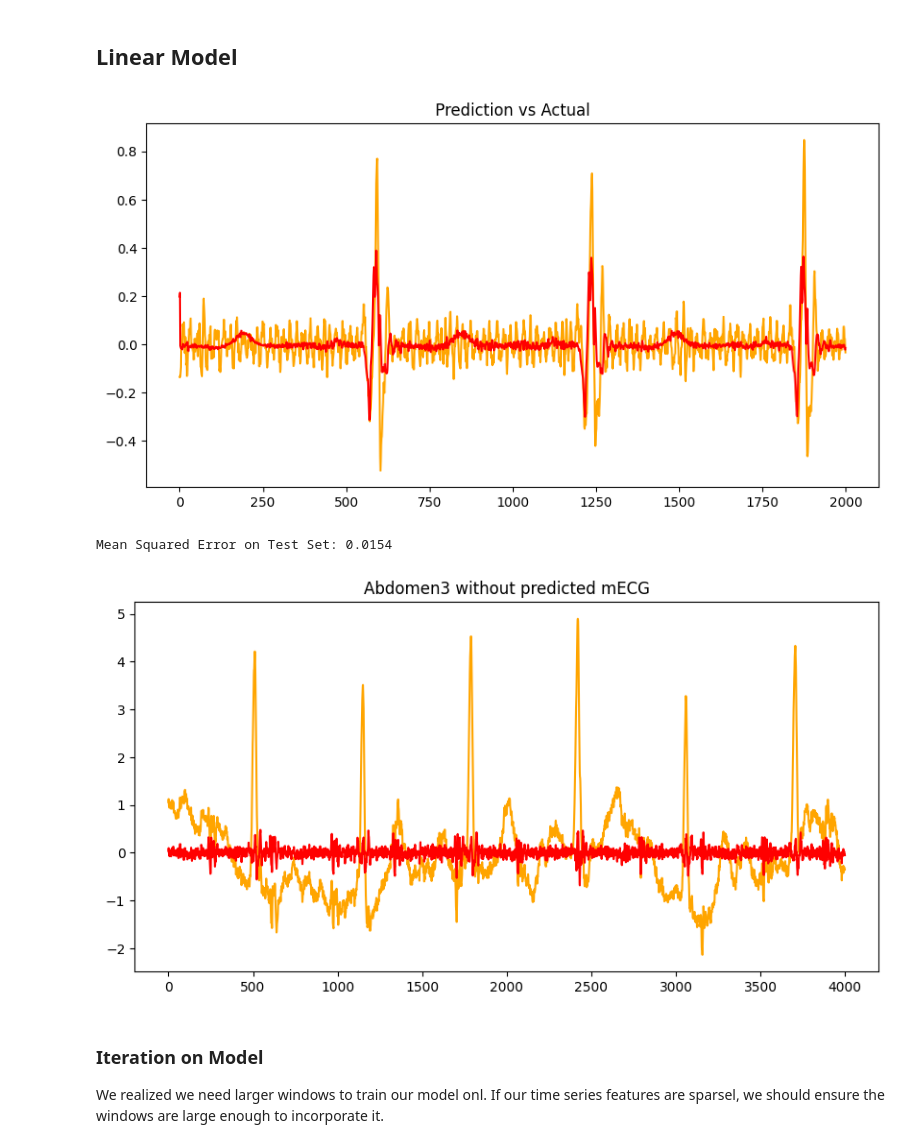
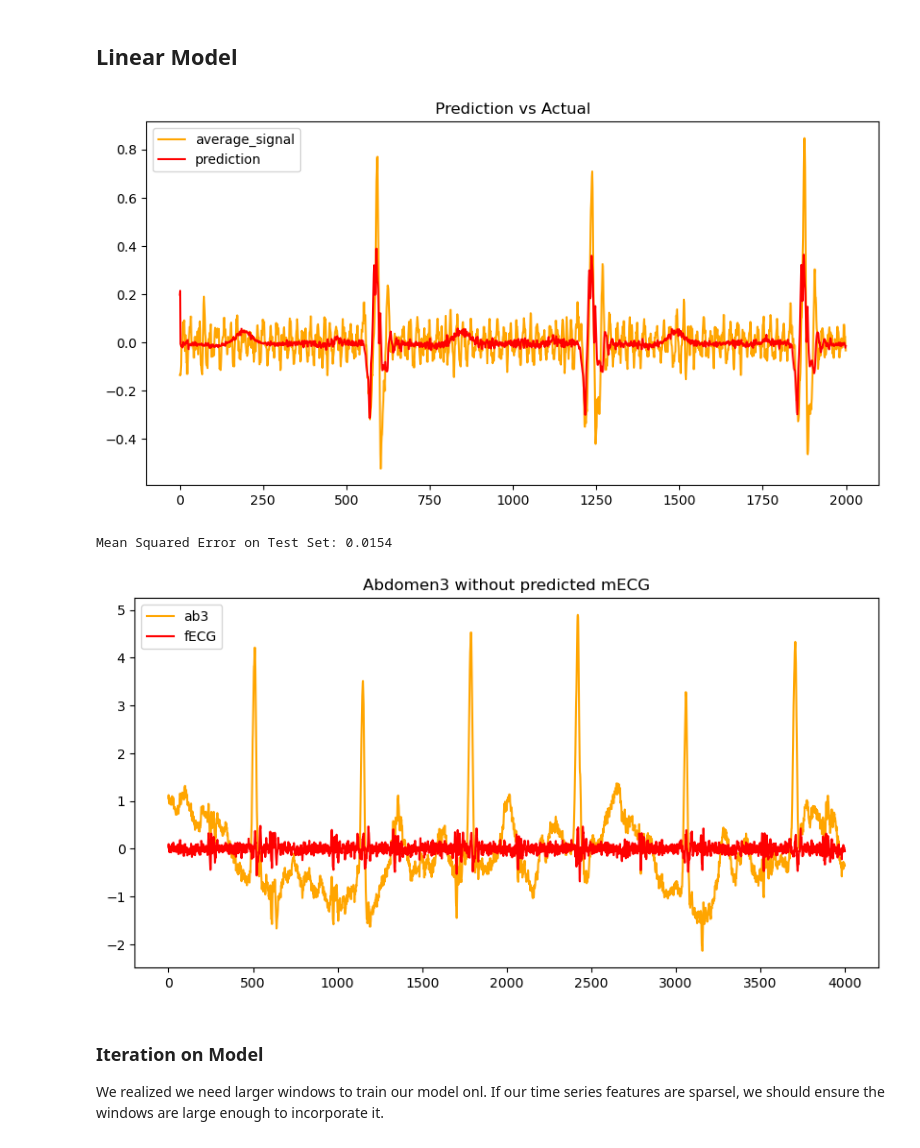
Before and after one commit to arasaniu/aml, a Jupyter notebook: src/main.ipynb, the cells around one changed output. Drawn from its saved outputs; the diff is of its cells as text; code cells hidden in the pictures.

```diff
--- a/src/main.ipynb
+++ b/src/main.ipynb
@@ -96,50 +51,47 @@ Parameter Justification:
 # %% [markdown]
 ## Linear Model
 # %%
-from sklearn.metrics import mean_squared_error
-from utils.model import create_lagged_features, train_linear_model
-
 thorax1 = thorax1.reshape(-1, 1)
 thorax2 = thorax2.reshape(-1, 1)
 abdomen1 = abdomen1.reshape(-1, 1)
 abdomen2 = abdomen2.reshape(-1, 1)
 abdomen3 = abdomen3.reshape(-1, 1)
 
-# plot_signal(thorax1, "Reshaped Thorax 1")
 
 # Train linear model
-
 thorax1_lagged = create_lagged_features(thorax1)
 thorax2_lagged = create_lagged_features(thorax2)
 
 linear_model = train_linear_model(np.hstack((thorax1_lagged, thorax2_lagged)), (abdomen1 + abdomen2) / 2)
 
 
 # Predict using linear model
-linear_prediction = linear_model.predict(np.hstack((thorax2_lagged, thorax2_lagged)))
+linear_prediction = linear_model.predict(np.hstack((thorax2_lagged, thorax2_lagged))) # <- is thorax2 twice correct?
 
 plt.figure(figsize=(10,5))
-plt.plot((abdomen1[:2000] + abdomen2[:2000]) / 2, label='comb', color='orange')
+plt.plot((abdomen1[:2000] + abdomen2[:2000]) / 2, label='average_signal', color='orange')
 plt.plot(linear_prediction[:2000], label='prediction', color='red')
 plt.title("Prediction vs Actual")
+plt.legend()
 plt.show()
 
 # Measure performance
 mse = mean_squared_error(abdomen2, linear_prediction)
 print(f"Mean Squared Error on Test Set: {mse:.4f}")
 
 abdomen3_flattened_normalized = normalized_abdomen3.values.flatten()
 
 # Show abdomen3 - predicted abdominal mECG
 plt.figure(figsize=(10,5))
 plt.plot(abdomen3_flattened_normalized[2000:6000], label='ab3', color='orange')
 plt.plot((abdomen3[:6000] - linear_prediction[:6000])[2000:6000], label='fECG', color='red')
 plt.title("Abdomen3 without predicted mECG")
+plt.legend()
 plt.show()
 # %% [output]
-[figure, old version]
+[figure, new version]
 Mean Squared Error on Test Set: 0.0154
-[figure, old version]
+[figure, new version]
 # %% [markdown]
 ### Iteration on Model
 We realized we need larger windows to train our model onl. If our time series features are sparsel, we should ensure the windows are large enough to incorporate it.
```
Also changed, not shown: parts of 8 cells of this notebook, 1 other file.
